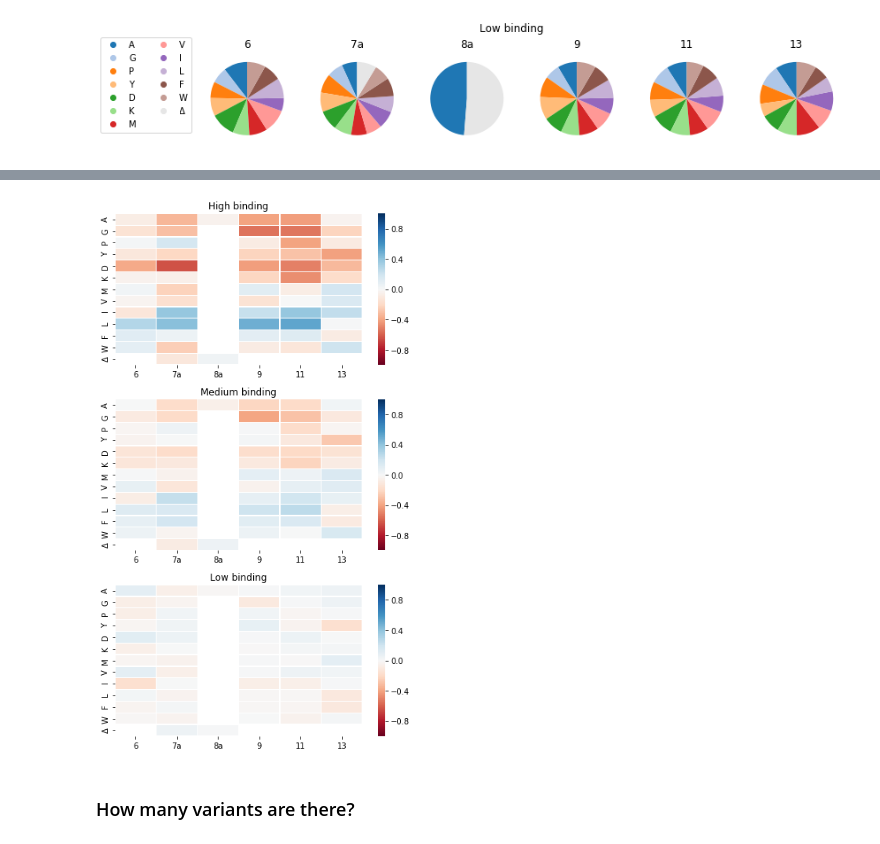
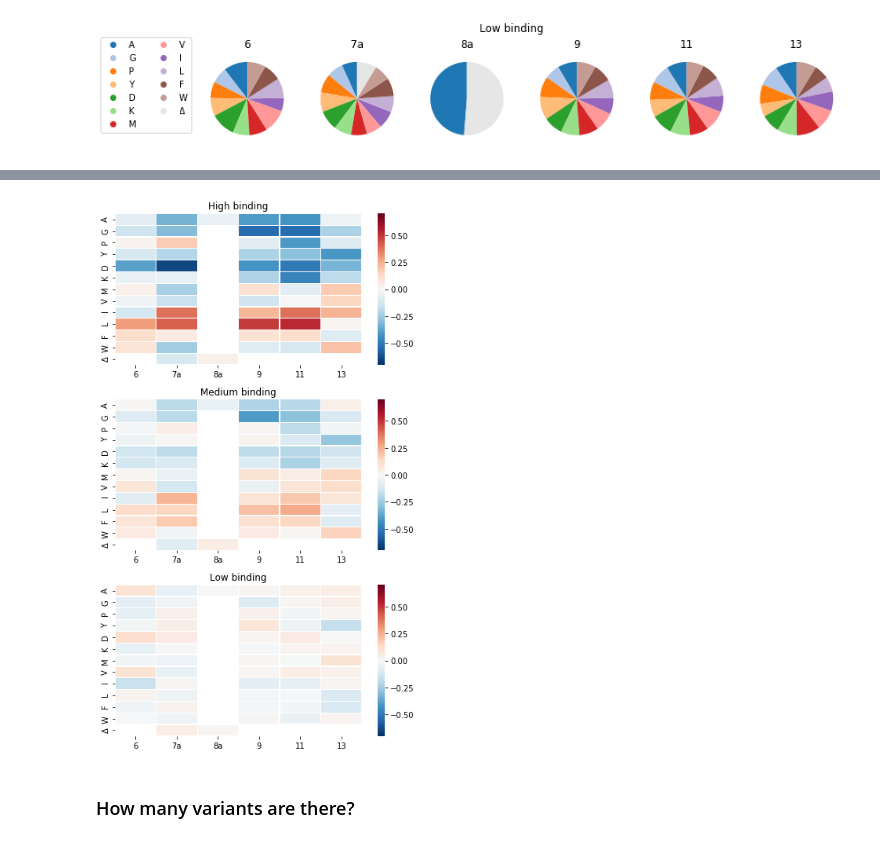
Before and after one commit to MayaPetek/InDelScanner, a Jupyter notebook: Results_Remkes/Kinase_statistics.ipynb, the cells around one changed output, grey strips where cells are left out. Drawn from its saved outputs; the diff is of its cells as text; code cells hidden in the pictures.

```diff
--- a/Results_Remkes/Kinase_statistics.ipynb
+++ b/Results_Remkes/Kinase_statistics.ipynb
@@ -270,20 +292,20 @@ make_composition_plot_per_position(df_point_low, 'Low binding', 'Low_no_filter')
 # %%
 fig, axes = plt.subplots(3, 1, figsize=(6,10))
 
 dfs = [df_point_high, df_point_med, df_point_low]
 titles = ['High binding', 'Medium binding', 'Low binding']
 
 for i in range(len(dfs)):
     # normalise the df
     log_df = (dfs[i]/(dfs[i].sum()/dfs[i].astype(bool).sum(axis=0))).apply(np.log10)
-    sns.heatmap(log_df, vmin=-1, vmax=1, linewidths=0.2, ax=axes[i], cmap="RdBu")
+    sns.heatmap(log_df, vmin=-0.7, vmax=0.7, linewidths=0.2, ax=axes[i], cmap="RdBu_r")
     axes[i].set_title(titles[i])
 
 plt.tight_layout()
 plt.savefig('Single_heatmaps.svg')
 plt.show()
 # %% [output]
-[figure, old version]
+[figure, new version]
 # %% [markdown]
 ### How many variants are there?
 # %%
```
Also changed, not shown: parts of 17 cells of this notebook.
